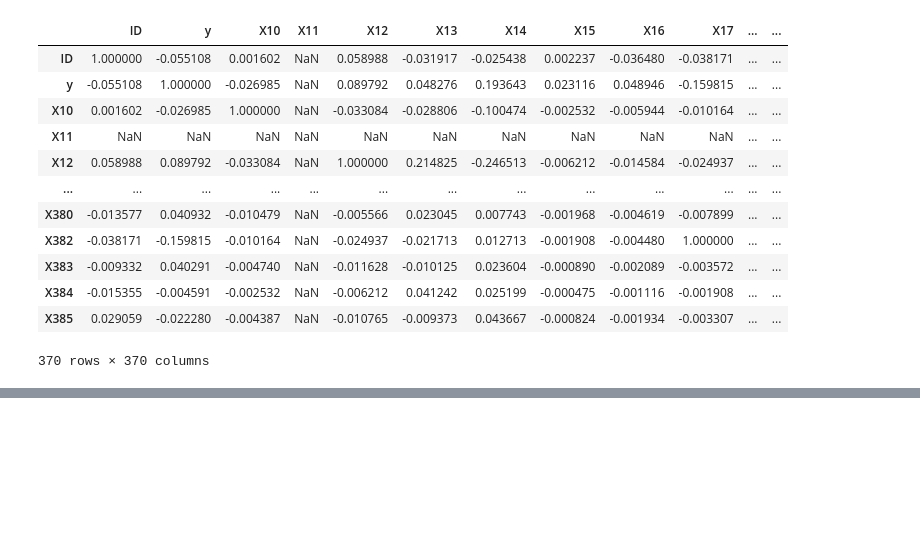
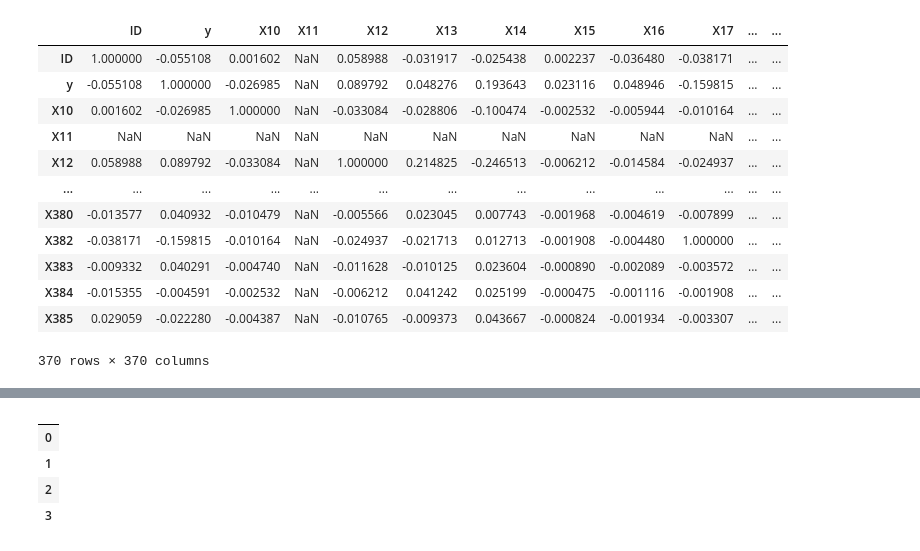
Before and after one commit to durgeshkhatai06/Modern-Route-Full-Stack-GenerativeAI-And-Agentic-AI-Bootcamp, a Jupyter notebook: Python Crash Course/Pandas tutorial.ipynb, the cells around one changed output, grey strips where cells are left out. Saved outputs shown, nothing was run; the diff lists cells and outputs as text; code cells hidden in the pictures; blank space fills up the shorter version.

```diff
--- a/Python Crash Course/Pandas tutorial.ipynb
+++ b/Python Crash Course/Pandas tutorial.ipynb
@@ -158,0 +186,8 @@ df.corr(numeric_only=True)
+# %%
+df.dropna(axis=1)
+# %% [output]
+|  |
+| 0 |
+| 1 |
+| 2 |
+| 3 |
```
Also changed, not shown: parts of 6 cells of this notebook.
